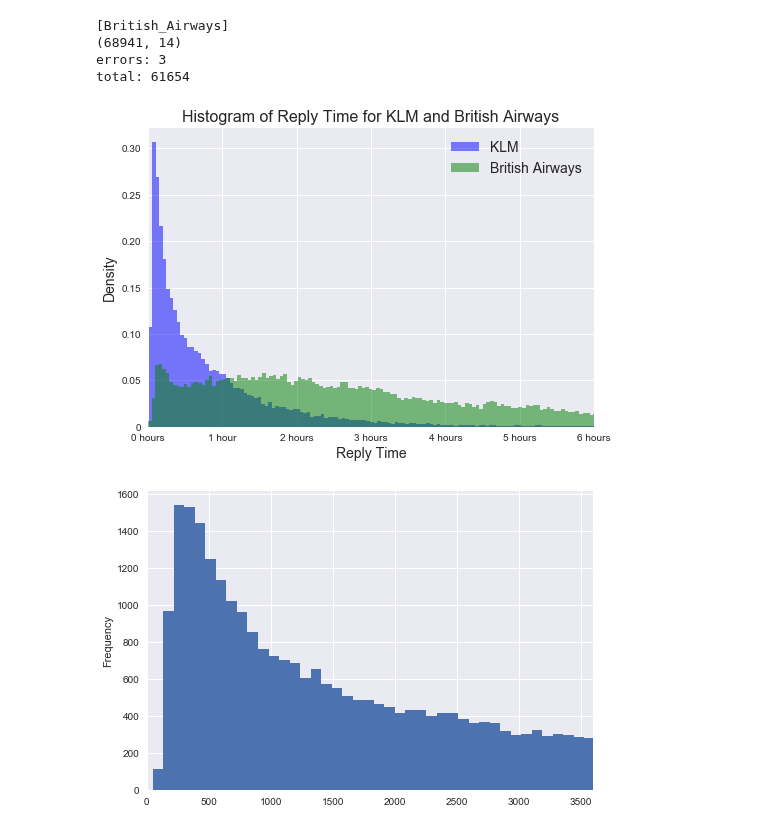
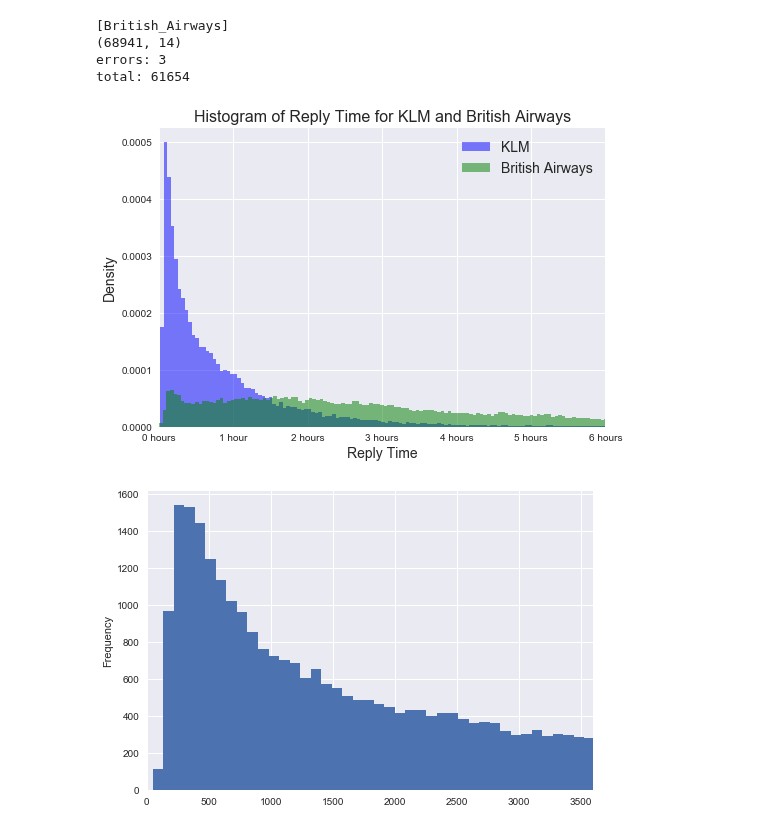
Before and after one commit to dharmsen/DBLDataChallenge, a Jupyter notebook: replytime/ReplyTime_EDA.ipynb, the cells around one changed output. Saved outputs shown, nothing was run; the diff lists cells and outputs as text; code cells hidden in the pictures.

```diff
--- a/replytime/ReplyTime_EDA.ipynb
+++ b/replytime/ReplyTime_EDA.ipynb
@@ -85,20 +85,20 @@ total: 61654
 # %%
 fig, ax = plt.subplots(nrows=1, ncols=1)
 #plt.hist([df_ba1['replyTime'],df_klm1['replyTime']], color = ['b','g'],label=['BA','KLM'])
-plt.hist(df_klm1['replyTime'], color ='b', alpha=0.5, bins=500, label="KLM")
-plt.hist(df_ba1['replyTime'], color ='g', alpha=0.5, bins=500, label="British Airways")
+plt.hist(df_klm1['replyTime'], normed=True, color ='b', alpha=0.5, bins=500, label="KLM")
+plt.hist(df_ba1['replyTime'], normed=True, color ='g', alpha=0.5, bins=500, label="British Airways")
 plt.xlim(0, 21600)
 plt.legend(prop={'size': 14})
 plt.xticks([0, 3600, 7200, 10800, 14400, 18000, 21600], ['0 hours', '1 hour', '2 hours', '3 hours', '4 hours', '5 hours', '6 hours'])
-plt.yticks([0, 500, 1000, 1500, 2000, 2500, 3000], ['0', '0.05', '0.10', '0.15', '0.20', '0.25', '0.30'])
+#plt.yticks([0, 500, 1000, 1500, 2000, 2500, 3000], ['0', '0.05', '0.10', '0.15', '0.20', '0.25', '0.30'])
 
 plt.title('Histogram of Reply Time for KLM and British Airways', size=16)
 plt.ylabel('Density', size=14)
 plt.xlabel('Reply Time', size=14)
 plt.savefig("Histogram_replytime_klm_ba.png", dpi=300)
 plt.show()
 # %% [output]
-[figure, old version]
+[figure, new version]
 # %%
 df_klm1['replyTime'].plot(kind='hist', bins=1000)
 plt.xlim(0, 3600)
```
Also changed, not shown: 1 other file.
